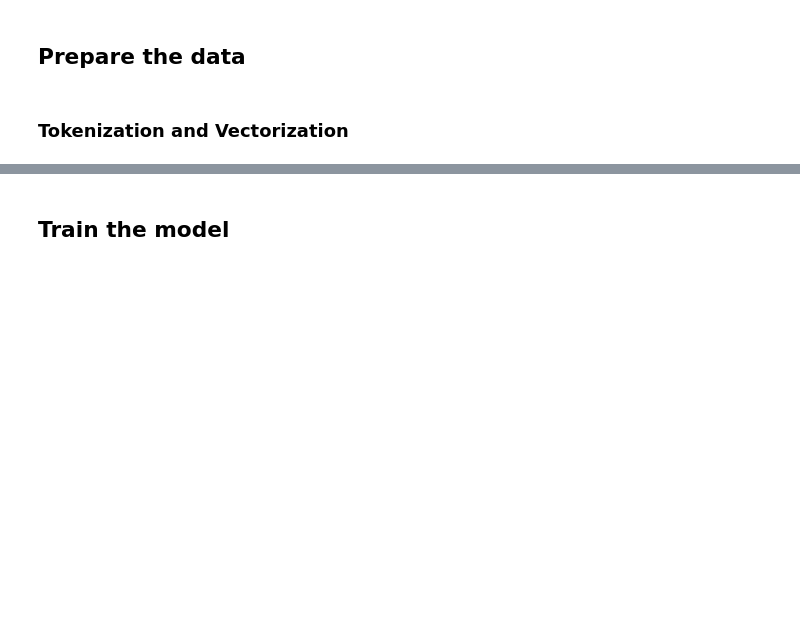
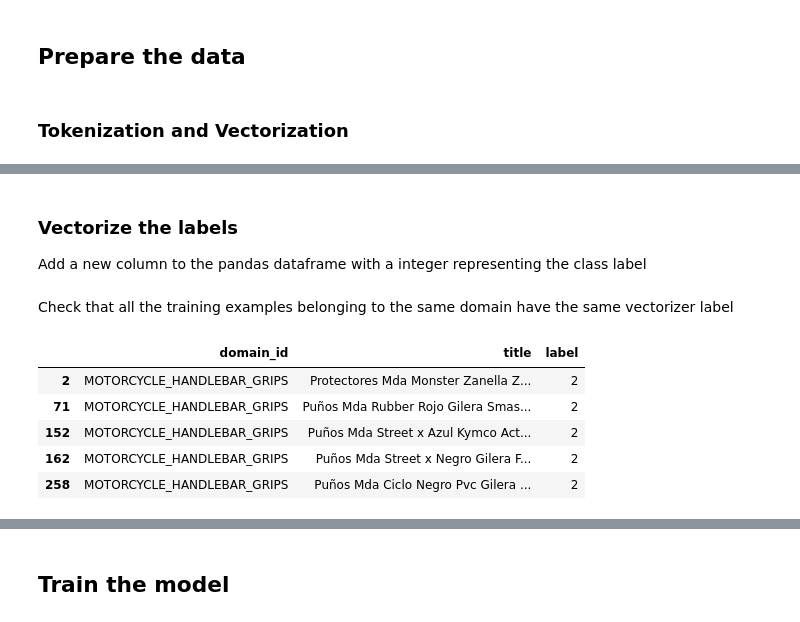
Before and after one commit to agustin-sarasua/workshop-categorization, a Jupyter notebook: Workshop Step1.ipynb, the cells around one changed output, grey strips where cells are left out. Drawn from its saved outputs; the diff is of its cells as text; code cells hidden in the pictures; blank space fills up the shorter version.

```diff
--- a/Workshop Step1.ipynb
+++ b/Workshop Step1.ipynb
@@ -180,0 +230,4 @@ def sequence_vectorize(train_texts, val_texts):
+# %% [markdown]
+### Vectorize the labels
+
+Add a new column to the pandas dataframe with a integer representing the class label
@@ -180,0 +236,11 @@ def sequence_vectorize(train_texts, val_texts):
+# %% [markdown]
+Check that all the training examples belonging to the same domain have the same vectorizer label
+# %%
+df[df['label']==2].head()
+# %% [output]
+|  | domain_id | title | label |
+| 2 | MOTORCYCLE_HANDLEBAR_GRIPS | Protectores Mda Monster Zanella Z... | 2 |
+| 71 | MOTORCYCLE_HANDLEBAR_GRIPS | Puños Mda Rubber Rojo Gilera Smas... | 2 |
+| 152 | MOTORCYCLE_HANDLEBAR_GRIPS | Puños Mda Street x Azul Kymco Act... | 2 |
+| 162 | MOTORCYCLE_HANDLEBAR_GRIPS | Puños Mda Street x Negro Gilera F... | 2 |
+| 258 | MOTORCYCLE_HANDLEBAR_GRIPS | Puños Mda Ciclo Negro Pvc Gilera ... | 2 |
```
Also changed, not shown: parts of 34 cells of this notebook.
